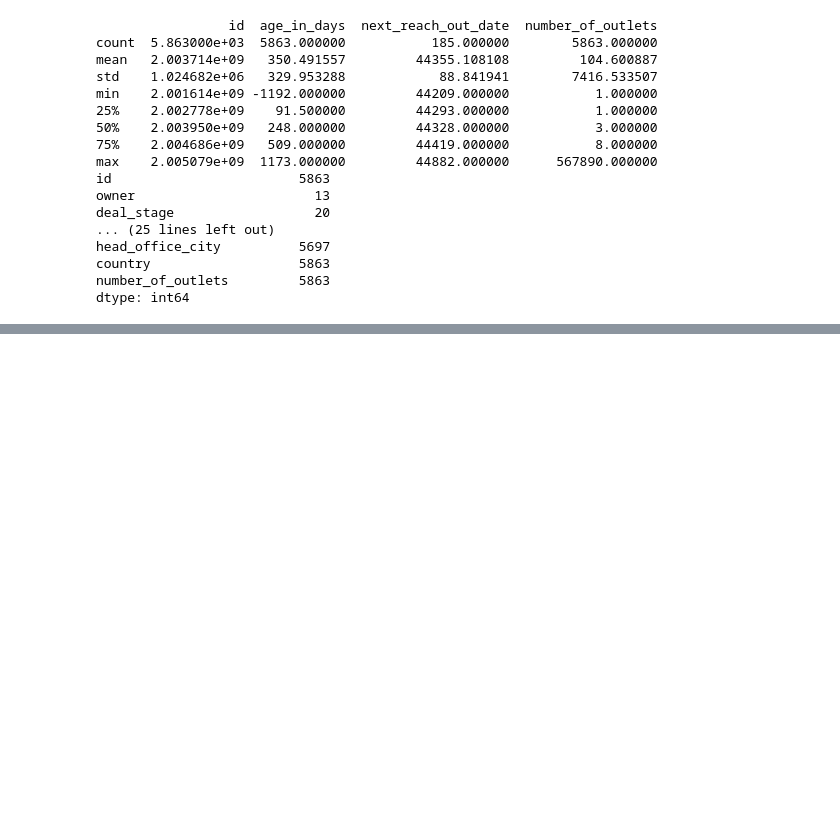
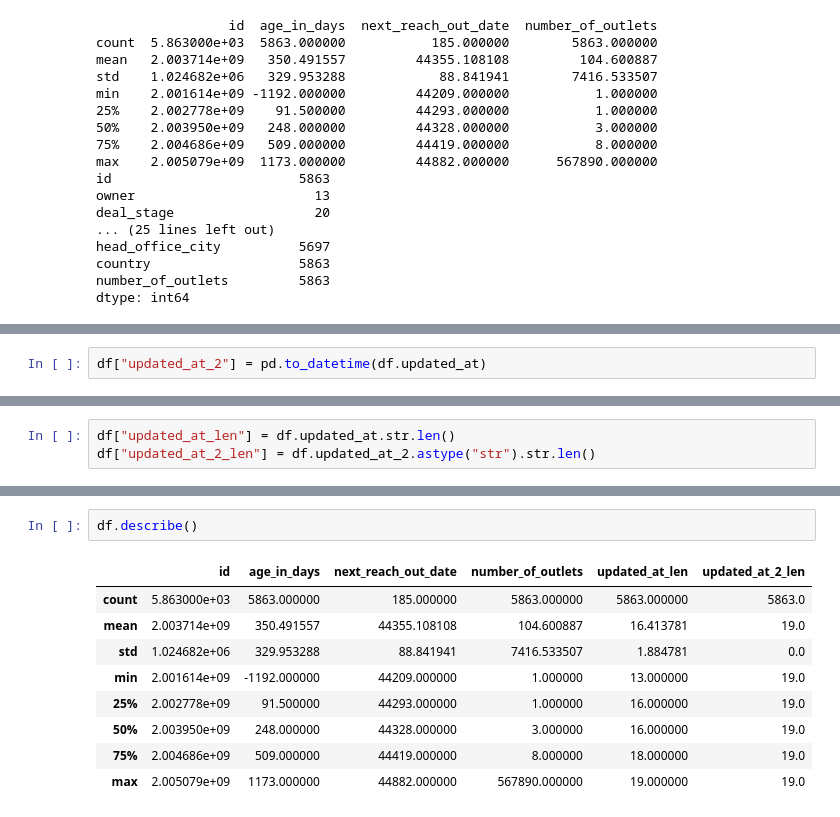
Before and after one commit to weirdcoder247/sales-crm-analysis, a Jupyter notebook: 03_codes/test_notebook.ipynb, the cells around one changed output, grey strips where cells are left out. Cells and saved outputs as stored; diff of their text form; blank space fills up the shorter version.

Commit message:
fixed updated_at date field to standard format

```diff
--- a/03_codes/test_notebook.ipynb
+++ b/03_codes/test_notebook.ipynb
@@ -51,0 +303,2 @@ dtype: int64
+# %%
+df["updated_at_2"] = pd.to_datetime(df.updated_at)
@@ -51,0 +326,3 @@ dtype: int64
+# %%
+df["updated_at_len"] = df.updated_at.str.len()
+df["updated_at_2_len"] = df.updated_at_2.astype("str").str.len()
@@ -51,0 +338,12 @@ dtype: int64
+# %%
+df.describe()
+# %% [output]
+|  | id | age_in_days | next_reach_out_date | number_of_outlets | updated_at_len | updated_at_2_len |
+| count | 5.863000e+03 | 5863.000000 | 185.000000 | 5863.000000 | 5863.000000 | 5863.0 |
+| mean | 2.003714e+09 | 350.491557 | 44355.108108 | 104.600887 | 16.413781 | 19.0 |
+| std | 1.024682e+06 | 329.953288 | 88.841941 | 7416.533507 | 1.884781 | 0.0 |
+| min | 2.001614e+09 | -1192.000000 | 44209.000000 | 1.000000 | 13.000000 | 19.0 |
+| 25% | 2.002778e+09 | 91.500000 | 44293.000000 | 1.000000 | 16.000000 | 19.0 |
+| 50% | 2.003950e+09 | 248.000000 | 44328.000000 | 3.000000 | 16.000000 | 19.0 |
+| 75% | 2.004686e+09 | 509.000000 | 44419.000000 | 8.000000 | 18.000000 | 19.0 |
+| max | 2.005079e+09 | 1173.000000 | 44882.000000 | 567890.000000 | 19.000000 | 19.0 |
```
Also changed, not shown: parts of 25 cells of this notebook.
